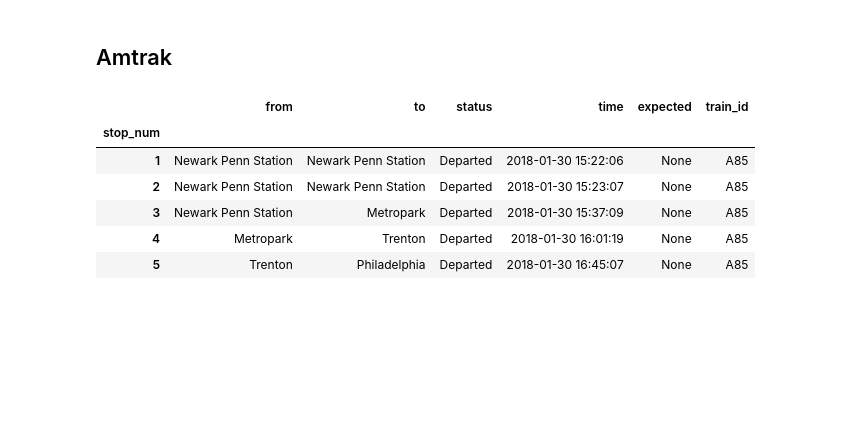
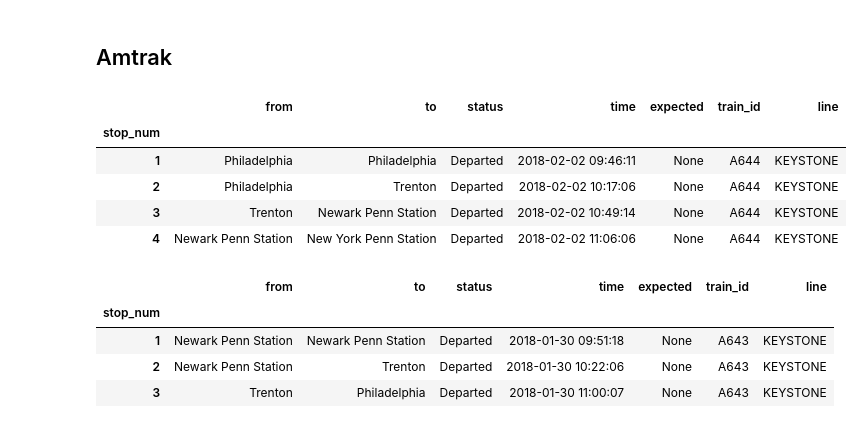
Before and after one commit to pranavbadami/njtransit, a Jupyter notebook: examine_trains.ipynb, the cells around one changed output. Saved outputs shown, nothing was run; the diff lists cells and outputs as text; code cells hidden in the pictures; blank space fills up the shorter version.

```diff
--- a/examine_trains.ipynb
+++ b/examine_trains.ipynb
@@ -9,7 +9,7 @@ def examine_train(filename):
     rows = t.get_rows(times)
     df = t.get_df(rows)
     performance = t.join_schedule(df)
-    return performance[['from', 'to','status', 'time', 'expected','train_id']]
+    return performance[['from', 'to','status', 'time', 'expected','train_id', 'line']]
 # %%
 pd.set_option('display.height', 100)
 # %% [output]
@@ -101,12 +157,19 @@ examine_train('2018_01_31_3714')
 # %% [markdown]
 ## Amtrak
 # %%
-examine_train('2018_01_30_A85')
+examine_train('2018_02_02_A644')
 # %% [output]
-|  | from | to | status | time | expected | train_id |
-| stop_num |  |  |  |  |  |  |
-| 1 | Newark Penn Station | Newark Penn Station | Departed | 2018-01-30 15:22:06 | None | A85 |
-| 2 | Newark Penn Station | Newark Penn Station | Departed | 2018-01-30 15:23:07 | None | A85 |
-| 3 | Newark Penn Station | Metropark | Departed | 2018-01-30 15:37:09 | None | A85 |
-| 4 | Metropark | Trenton | Departed | 2018-01-30 16:01:19 | None | A85 |
-| 5 | Trenton | Philadelphia | Departed | 2018-01-30 16:45:07 | None | A85 |
+|  | from | to | status | time | expected | train_id | line |
+| stop_num |  |  |  |  |  |  |  |
+| 1 | Philadelphia | Philadelphia | Departed | 2018-02-02 09:46:11 | None | A644 | KEYSTONE |
+| 2 | Philadelphia | Trenton | Departed | 2018-02-02 10:17:06 | None | A644 | KEYSTONE |
+| 3 | Trenton | Newark Penn Station | Departed | 2018-02-02 10:49:14 | None | A644 | KEYSTONE |
+| 4 | Newark Penn Station | New York Penn Station | Departed | 2018-02-02 11:06:06 | None | A644 | KEYSTONE |
+# %%
+examine_train('2018_01_30_A643')
+# %% [output]
+|  | from | to | status | time | expected | train_id | line |
+| stop_num |  |  |  |  |  |  |  |
+| 1 | Newark Penn Station | Newark Penn Station | Departed | 2018-01-30 09:51:18 | None | A643 | KEYSTONE |
+| 2 | Newark Penn Station | Trenton | Departed | 2018-01-30 10:22:06 | None | A643 | KEYSTONE |
+| 3 | Trenton | Philadelphia | Departed | 2018-01-30 11:00:07 | None | A643 | KEYSTONE |
```
Also changed, not shown: parts of 8 cells of this notebook, 2 other files.
